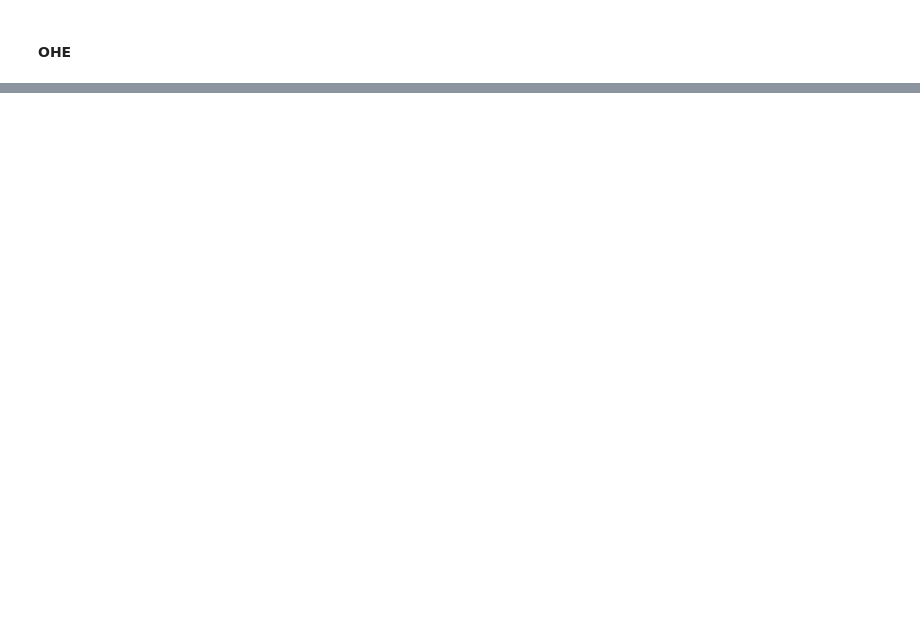
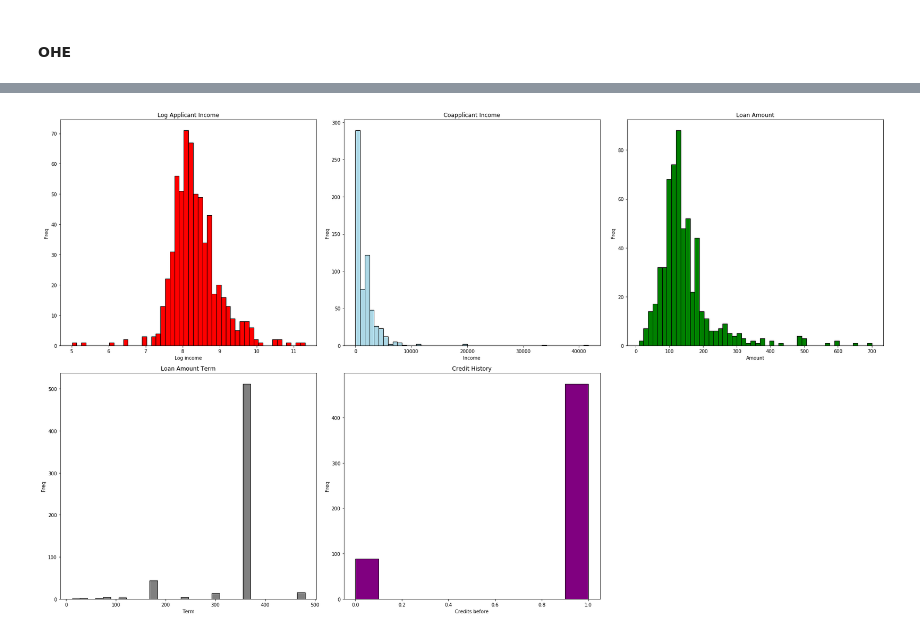
Before and after one commit to Santiesb/LoanPrediction, a Jupyter notebook: Loan_Prediction.ipynb, the cells around one changed output, grey strips where cells are left out. Saved outputs shown, nothing was run; the diff lists cells and outputs as text; code cells hidden in the pictures; blank space fills up the shorter version.

```diff
--- a/Loan_Prediction.ipynb
+++ b/Loan_Prediction.ipynb
@@ -199,0 +293,33 @@ dfTrain_OHE.head()
+# %%
+dfTrainTransformed = dfTrain.copy()
+
+dfTrainTransformed['ApplicantIncome'] = np.log(dfTrainTransformed['ApplicantIncome'])
+# dfTrainTransformed['CoapplicantIncome'] = np.log(dfTrainTransformed['CoapplicantIncome'])
+# dfTrainTransformed['LoanAmount'] = np.log(dfTrainTransformed['LoanAmount'])
+# %%
+fig = plt.figure(figsize = (25,15))
+axesAI = fig.add_subplot(231)
+axesCI = fig.add_subplot(232)
+axesLA = fig.add_subplot(233)
+axesLAT = fig.add_subplot(234)
+axesCH = fig.add_subplot(235)
+
+axesAI.hist(dfTrainTransformed['ApplicantIncome'], bins = 50, facecolor = 'red', edgecolor = 'black')
+axesAI.set(title = 'Log Applicant Income', xlabel = "Log income", ylabel = "Freq")
+
+axesCI.hist(dfTrainTransformed['CoapplicantIncome'], bins = 50, facecolor = 'lightblue', edgecolor = 'black')
+axesCI.set(title = 'Coapplicant Income', xlabel = "Income", ylabel = "Freq")
+
+axesLA.hist(dfTrainTransformed['LoanAmount'].dropna(), bins = 50, facecolor = 'green', edgecolor = 'black')
+axesLA.set(title = 'Loan Amount', xlabel = "Amount", ylabel = "Freq")
+
+axesLAT.hist(dfTrainTransformed['Loan_Amount_Term'].dropna(), bins = 30, facecolor = 'grey', edgecolor = 'black')
+axesLAT.set(title = 'Loan Amount Term', xlabel = "Term", ylabel = "Freq")
+
+axesCH.hist(dfTrainTransformed['Credit_History'].dropna(), bins = 10, facecolor = 'purple', edgecolor = 'black')
+axesCH.set(title = 'Credit History', xlabel = "Credits before", ylabel = "Freq")
+
+plt.tight_layout()
+plt.show()
+# %% [output]
+[figure, added]
```
Also changed, not shown: parts of 23 cells of this notebook.
